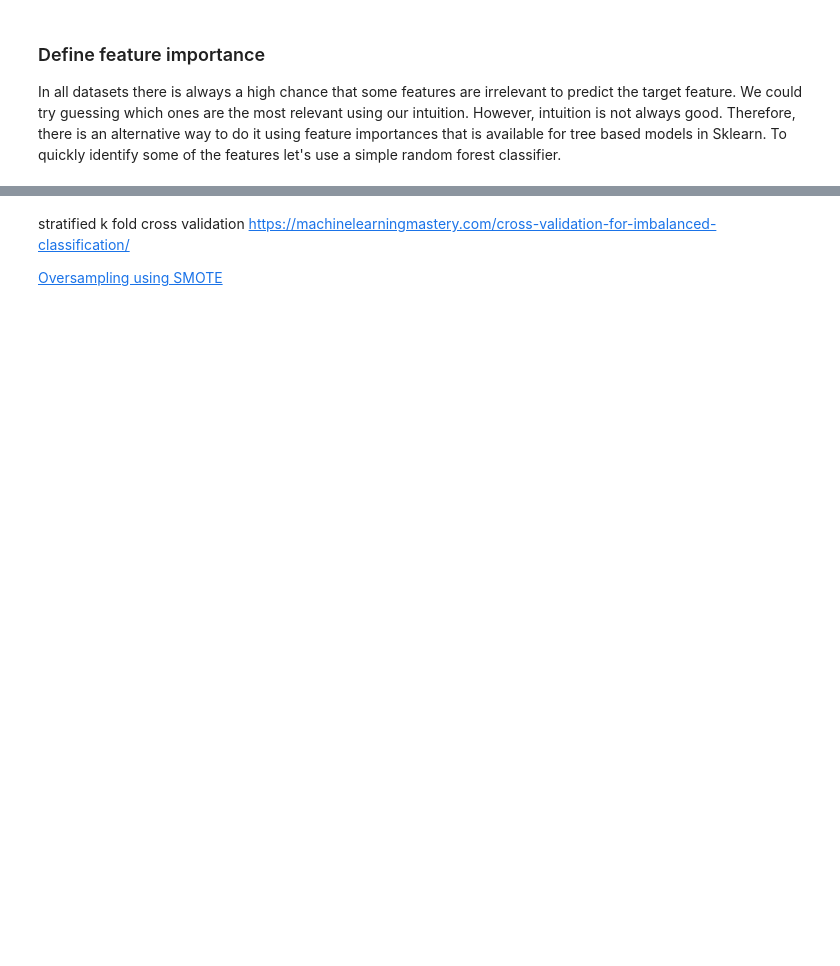
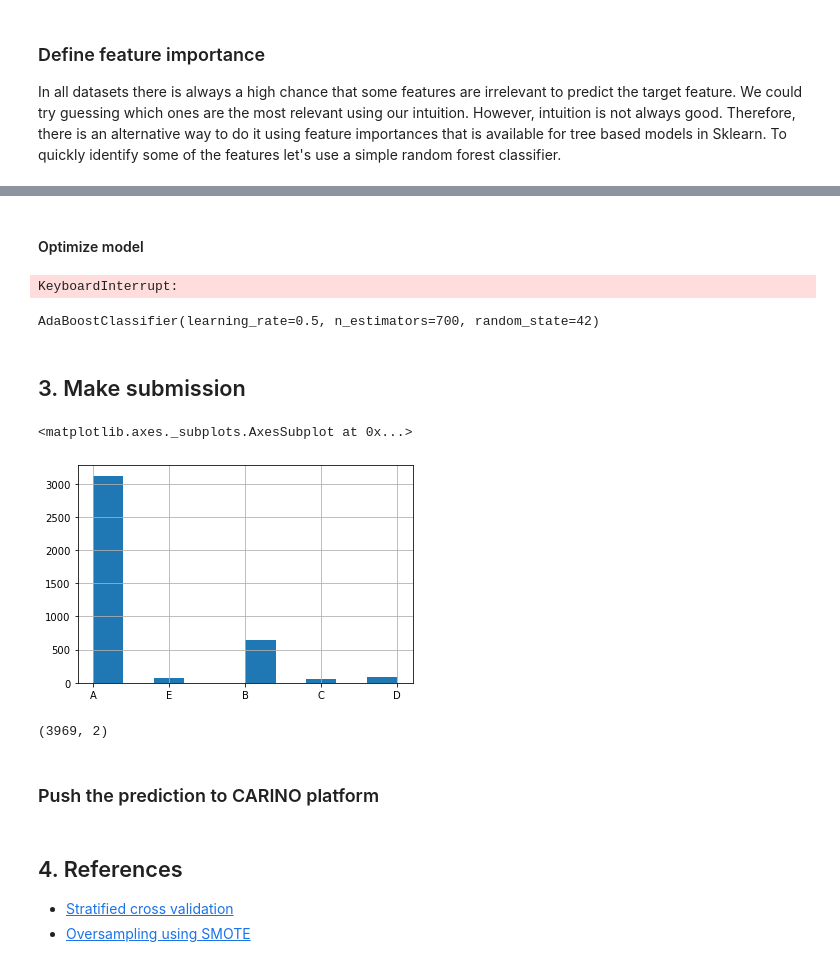
Before and after one commit to CheloGE/CARINO-wildfire_size_prediction, a Jupyter notebook: Wildfire_size_prediction.ipynb, the cells around one changed output, grey strips where cells are left out. Drawn from its saved outputs; the diff is of its cells as text; code cells hidden in the pictures; blank space fills up the shorter version.

```diff
--- a/Wildfire_size_prediction.ipynb
+++ b/Wildfire_size_prediction.ipynb
@@ -480,0 +481,4 @@ vs.feature_plot(importances, X_train, y_train)
+# %%
+most_relevant_features = relevant_df[
+    (relevant_df['Importance value']>0.01)&(relevant_df['Features']!='fuel_type_Unknown')]['Features']
+most_relevant_features
@@ -480,0 +516,60 @@ vs.feature_plot(importances, X_train, y_train)
+# %% [markdown]
+#### Optimize model
+# %%
+# Initialize the classifier
+model = AdaBoostClassifier(random_state=42)
+
+# Create the parameters to tune
+parameters = {
+    'n_estimators': [700],
+    'learning_rate': [0.5, 0.6, 0.7, 0.8],
+}
+
+# Make an fbeta_score scoring object using make_scorer()
+scorer = make_scorer(fbeta_score, beta=1.0, average='macro')
+
+# Perform grid search on the classifier using 'scorer' as the scoring method using GridSearchCV()
+grid_obj = GridSearchCV(model, parameters, scoring=scorer)
+
+# Fit the grid search object to the training data and find the optimal parameters using fit()
+grid_fit = grid_obj.fit(train_X[most_relevant_features].values, train_y.values.ravel())
+
+# Get the estimator
+best_clf = grid_fit.best_estimator_
+
+# Make predictions using the optimized model
+best_predictions_validation = best_clf.predict(validation_X[most_relevant_features])
+best_predictions_train = best_clf.predict(train_X[most_relevant_features])
+
+# Report the before-and-afterscores
+print("Optimized model\n------")
+print("F-score on validation data: {:.4f}".format(fbeta_score(validation_y.values.ravel(),
+                                                              best_predictions_validation,
+                                                              beta = 1.0, average='macro')))
+
+print("F-score on training data: {:.4f}".format(fbeta_score(train_y.values.ravel(),
+                                                            best_predictions_train,
+                                                            beta = 1.0, average='macro')))
+# %% [output]
+KeyboardInterrupt:
+# %%
+best_clf
+# %% [output]
+AdaBoostClassifier(learning_rate=0.5, n_estimators=700, random_state=42)
+# %% [markdown]
+## 3. Make submission
+# %%
+y_test_pred = pd.DataFrame()
+y_test_pred['fire_number'] = test_feng['fire_number']
+y_test_pred['size_class'] = best_clf.predict(X_test_ohe[most_relevant_features])
+# %%
+y_test_pred['size_class'].hist()
+# %% [output]
+<matplotlib.axes._subplots.AxesSubplot at 0x...>
+[figure, added]
+# %%
+print(y_test_pred.shape)
+# %% [output]
+(3969, 2)
+# %% [markdown]
+### Push the prediction to CARINO platform
@@ -481,5 +596,5 @@ vs.feature_plot(importances, X_train, y_train)
 # %% [markdown]
-stratified k fold cross validation
-https://machinelearningmastery.com/cross-validation-for-imbalanced-classification/
+## 4. References
 
-[Oversampling using SMOTE](https://medium.com/lumiata/cross-validation-for-imbalanced-datasets-9d203ba47e8)
+* [Stratified cross validation](https://machinelearningmastery.com/cross-validation-for-imbalanced-classification/)
+* [Oversampling using SMOTE](https://medium.com/lumiata/cross-validation-for-imbalanced-datasets-9d203ba47e8)
```
Also changed, not shown: parts of 27 cells of this notebook, 2 other files.
